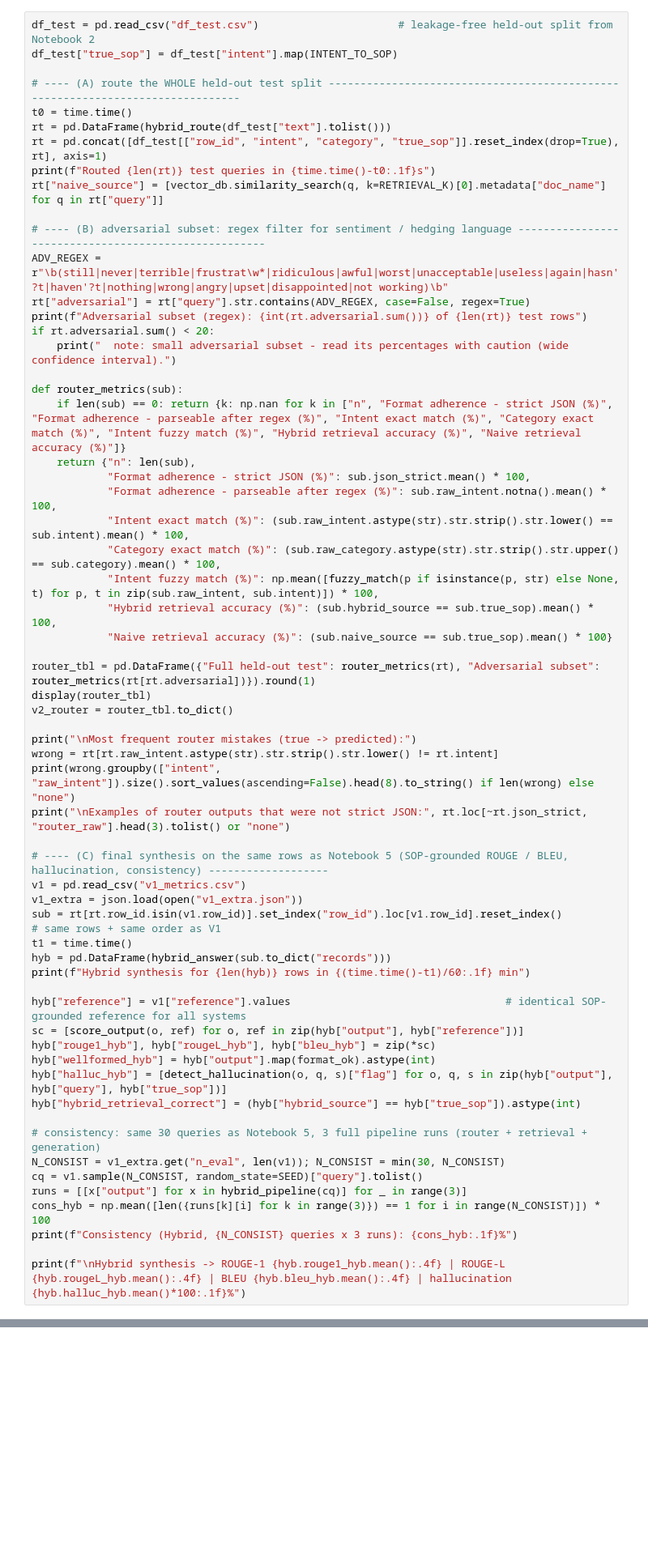
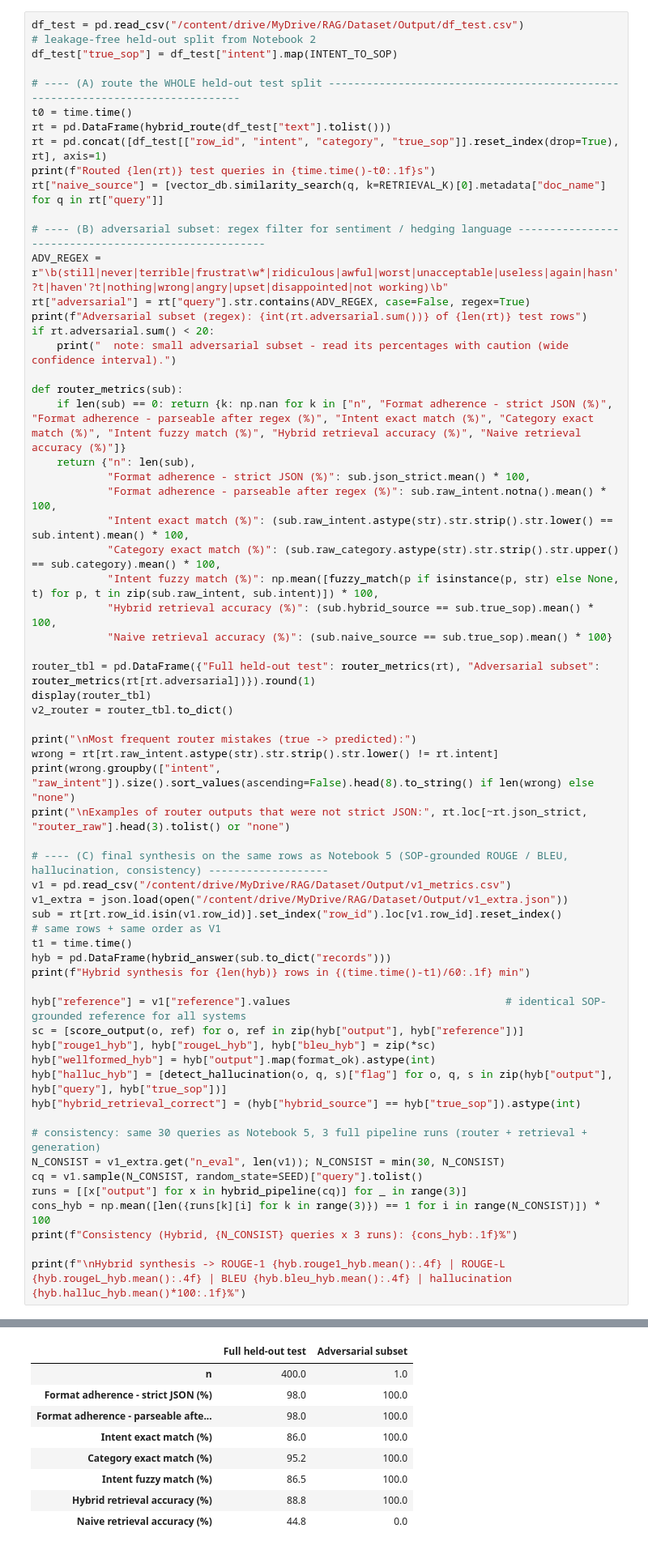
Before and after one commit to govindanama1430-sketch/RAG, a Jupyter notebook: Solution_V2_FineTuned_RAG_Evaluation.ipynb, the cells around one changed output, grey strips where cells are left out. Shown at 81% size. Saved outputs shown, nothing was run; the diff lists cells and outputs as text; blank space fills up the shorter version.

```diff
--- a/Solution_V2_FineTuned_RAG_Evaluation.ipynb
+++ b/Solution_V2_FineTuned_RAG_Evaluation.ipynb
@@ -376,7 +587,7 @@ assert r["hybrid_source"] in SOP_RAW
 
 **Learner Inference:** Using the held-out test split guarantees zero leakage and trustworthy scores.
 # %%
-df_test = pd.read_csv("df_test.csv")                      # leakage-free held-out split from Notebook 2
+df_test = pd.read_csv("/content/drive/MyDrive/RAG/Dataset/Output/df_test.csv")                      # leakage-free held-out split from Notebook 2
 df_test["true_sop"] = df_test["intent"].map(INTENT_TO_SOP)
 
 # ---- (A) route the WHOLE held-out test split -------------------------------------------------------------------------------
@@ -414,8 +625,8 @@ print(wrong.groupby(["intent", "raw_intent"]).size().sort_values(ascending=False
 print("\nExamples of router outputs that were not strict JSON:", rt.loc[~rt.json_strict, "router_raw"].head(3).tolist() or "none")
 
 # ---- (C) final synthesis on the same rows as Notebook 5 (SOP-grounded ROUGE / BLEU, hallucination, consistency) -------------------
-v1 = pd.read_csv("v1_metrics.csv")
-v1_extra = json.load(open("v1_extra.json"))
+v1 = pd.read_csv("/content/drive/MyDrive/RAG/Dataset/Output/v1_metrics.csv")
+v1_extra = json.load(open("/content/drive/MyDrive/RAG/Dataset/Output/v1_extra.json"))
 sub = rt[rt.row_id.isin(v1.row_id)].set_index("row_id").loc[v1.row_id].reset_index()          # same rows + same order as V1
 t1 = time.time()
 hyb = pd.DataFrame(hybrid_answer(sub.to_dict("records")))
@@ -436,3 +647,4 @@ cons_hyb = np.mean([len({runs[k][i] for k in range(3)}) == 1 for i in range(N_CO
 print(f"Consistency (Hybrid, {N_CONSIST} queries x 3 runs): {cons_hyb:.1f}%")
 
 print(f"\nHybrid synthesis -> ROUGE-1 {hyb.rouge1_hyb.mean():.4f} | ROUGE-L {hyb.rougeL_hyb.mean():.4f} | BLEU {hyb.bleu_hyb.mean():.4f} | hallucination {hyb.halluc_hyb.mean()*100:.1f}%")
+# %% [output]
@@ -438,0 +654,9 @@ print(f"\nHybrid synthesis -> ROUGE-1 {hyb.rouge1_hyb.mean():.4f} | ROUGE-L {hyb
+|  | Full held-out test | Adversarial subset |
+| n | 400.0 | 1.0 |
+| Format adherence - strict JSON (%) | 98.0 | 100.0 |
+| Format adherence - parseable afte... | 98.0 | 100.0 |
+| Intent exact match (%) | 86.0 | 100.0 |
+| Category exact match (%) | 95.2 | 100.0 |
+| Intent fuzzy match (%) | 86.5 | 100.0 |
+| Hybrid retrieval accuracy (%) | 88.8 | 100.0 |
+| Naive retrieval accuracy (%) | 44.8 | 0.0 |
```
Also changed, not shown: parts of 20 cells of this notebook.
